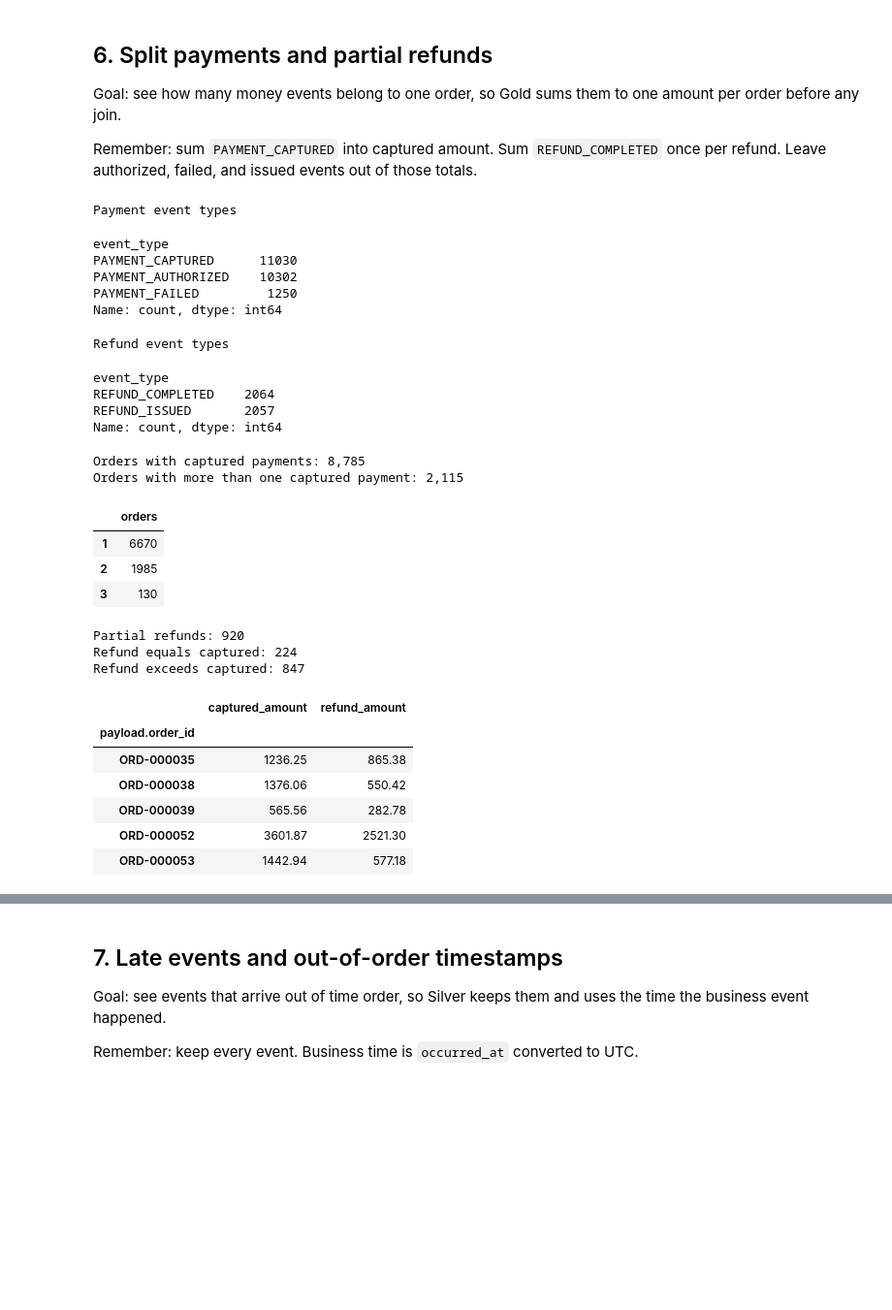
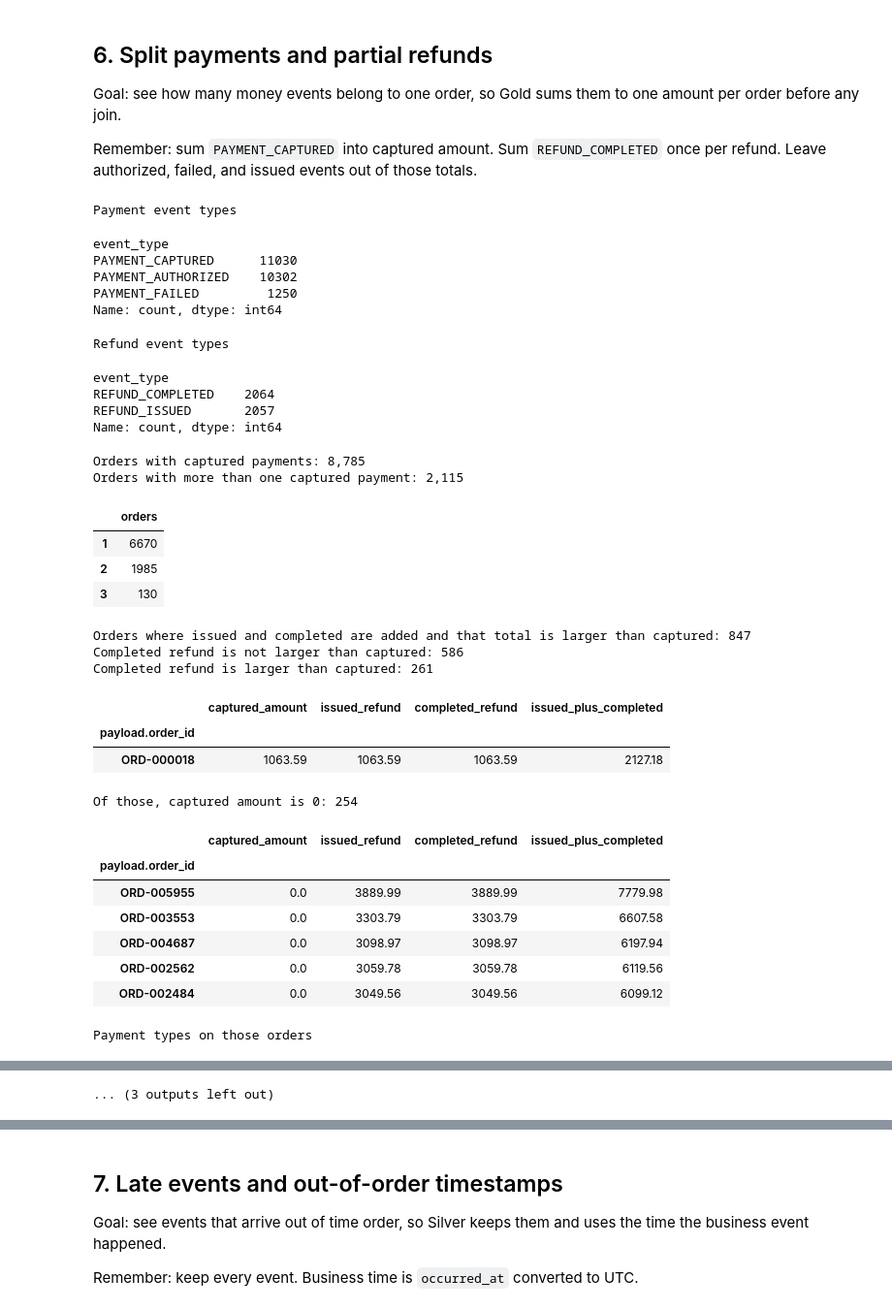
Before and after one commit to haniialfiyyaah/omnichannel-retail-analytics, a Jupyter notebook: notebooks/01_explore_raw.ipynb, the cells around one changed output, grey strips where cells are left out. Shown at 97% size. Drawn from its saved outputs; the diff is of its cells as text; code cells hidden in the pictures; blank space fills up the shorter version.

```diff
--- a/notebooks/01_explore_raw.ipynb
+++ b/notebooks/01_explore_raw.ipynb
@@ -489,49 +489,90 @@ refunds = frames["events/refund_events.json"]
 print("Payment event types")
 display(payments["event_type"].value_counts())
 print("Refund event types")
 display(refunds["event_type"].value_counts())
 
 captured = payments[payments["event_type"].astype(str).str.contains("CAPTURE", case=False)]
 captures_per_order = captured.groupby("payload.order_id").size()
 print(f"Orders with captured payments: {captures_per_order.size:,}")
 print(f"Orders with more than one captured payment: {int((captures_per_order > 1).sum()):,}")
 display(captures_per_order.value_counts().sort_index().rename("orders").to_frame())
 
 captured_amount = captured.groupby("payload.order_id")["payload.amount"].sum().rename("captured_amount")
-refund_amount = refunds.groupby("payload.order_id")["payload.amount"].sum().rename("refund_amount")
-money = pd.concat([captured_amount, refund_amount], axis=1).fillna(0)
-partial = money[(money["refund_amount"] > 0) & (money["refund_amount"] < money["captured_amount"])]
-full = money[(money["refund_amount"] > 0) & (money["refund_amount"] == money["captured_amount"])]
-over = money[money["refund_amount"] > money["captured_amount"]]
-print(f"Partial refunds: {len(partial):,}")
-print(f"Refund equals captured: {len(full):,}")
-print(f"Refund exceeds captured: {len(over):,}")
-display(partial.head(5))
+
+# Issued and completed are two stages. Adding both counts the same refund twice.
+completed_amount = (
+    refunds.loc[refunds["event_type"] == "REFUND_COMPLETED"]
+    .drop_duplicates("event_id")
+    .groupby("payload.order_id")["payload.amount"]
+    .sum()
+    .rename("completed_refund")
+)
+issued_amount = (
+    refunds.loc[refunds["event_type"] == "REFUND_ISSUED"]
+    .drop_duplicates("event_id")
+    .groupby("payload.order_id")["payload.amount"]
+    .sum()
+    .rename("issued_refund")
+)
+both_amount = refunds.groupby("payload.order_id")["payload.amount"].sum().rename("issued_plus_completed")
+
+money = pd.concat(
+    [captured_amount, completed_amount, issued_amount, both_amount], axis=1
+).fillna(0)
+both_over = money[money["issued_plus_completed"] > money["captured_amount"]]
+completed_over = money[money["completed_refund"] > money["captured_amount"]]
+only_because_issued = both_over[both_over["completed_refund"] <= both_over["captured_amount"]]
+print(f"Orders where issued and completed are added and that total is larger than captured: {len(both_over):,}")
+print(f"Completed refund is not larger than captured: {len(only_because_issued):,}")
+print(f"Completed refund is larger than captured: {len(completed_over):,}")
+cols = ["captured_amount", "issued_refund", "completed_refund", "issued_plus_completed"]
+display(both_over.loc[both_over.index.intersection(["ORD-000018"]), cols])
+
+# A larger completed refund is not a rejected row.
+# Most of these orders have no PAYMENT_CAPTURED, so the captured total is 0.
+zero_captured = completed_over[completed_over["captured_amount"] == 0]
+print(f"Of those, captured amount is 0: {len(zero_captured):,}")
+display(zero_captured[cols].sort_values("completed_refund", ascending=False).head())
+
+larger_payments = payments[payments["payload.order_id"].isin(completed_over.index)]
+print("Payment types on those orders")
+display(larger_payments["event_type"].value_counts())
+
+example_id = "ORD-000044"
+print(example_id)
+event_cols = ["event_id", "event_type", "payload.amount"]
+display(payments.loc[payments["payload.order_id"] == example_id, event_cols])
+display(refunds.loc[refunds["payload.order_id"] == example_id, event_cols])
 # %% [output]
 Payment event types
 event_type
 PAYMENT_CAPTURED      11030
 PAYMENT_AUTHORIZED    10302
 PAYMENT_FAILED         1250
 Name: count, dtype: int64
 Refund event types
 event_type
 REFUND_COMPLETED    2064
 REFUND_ISSUED       2057
 Name: count, dtype: int64
 Orders with captured payments: 8,785
 Orders with more than one captured payment: 2,115
 |  | orders |
 | 1 | 6670 |
 | 2 | 1985 |
 | 3 | 130 |
-Partial refunds: 920
-Refund equals captured: 224
-Refund exceeds captured: 847
+Orders where issued and completed are added and that total is larger than captured: 847
+Completed refund is not larger than captured: 586
+Completed refund is larger than captured: 261
-|  | captured_amount | refund_amount |
-| payload.order_id |  |  |
-| ORD-000035 | 1236.25 | 865.38 |
-| ORD-000038 | 1376.06 | 550.42 |
-| ORD-000039 | 565.56 | 282.78 |
-| ORD-000052 | 3601.87 | 2521.30 |
-| ORD-000053 | 1442.94 | 577.18 |
+|  | captured_amount | issued_refund | completed_refund | issued_plus_completed |
+| payload.order_id |  |  |  |  |
+| ORD-000018 | 1063.59 | 1063.59 | 1063.59 | 2127.18 |
+Of those, captured amount is 0: 254
+|  | captured_amount | issued_refund | completed_refund | issued_plus_completed |
+| payload.order_id |  |  |  |  |
+| ORD-005955 | 0.0 | 3889.99 | 3889.99 | 7779.98 |
+| ORD-003553 | 0.0 | 3303.79 | 3303.79 | 6607.58 |
+| ORD-004687 | 0.0 | 3098.97 | 3098.97 | 6197.94 |
+| ORD-002562 | 0.0 | 3059.78 | 3059.78 | 6119.56 |
+| ORD-002484 | 0.0 | 3049.56 | 3049.56 | 6099.12 |
+Payment types on those orders
@@ -537,0 +584 @@ Refund exceeds captured: 847
+... (3 outputs left out)
```
Also changed, not shown: parts of 3 cells of this notebook.
